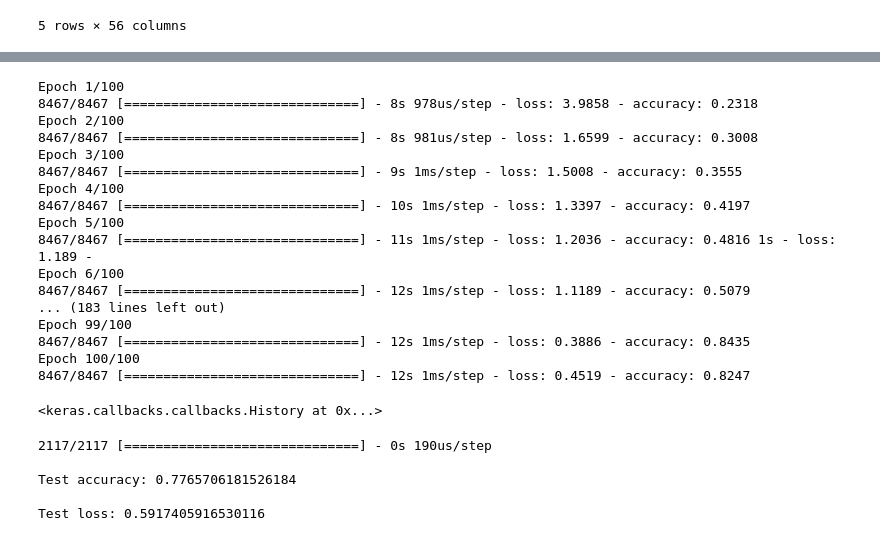
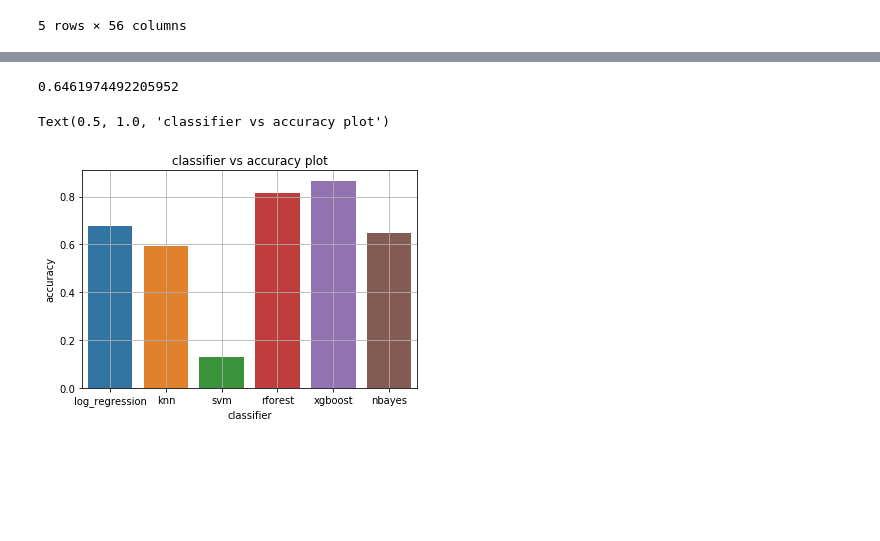
Before and after one commit to dskaustubh/Forest-Cover-Classifier, a Jupyter notebook: forest_cover_classifier.ipynb, the cells around one changed output, grey strips where cells are left out. Cells and saved outputs as stored; diff of their text form; code cells hidden in the pictures; blank space fills up the shorter version.

```diff
--- a/forest_cover_classifier.ipynb
+++ b/forest_cover_classifier.ipynb
@@ -72,2 +226,21 @@ X_train, X_test, y_train, y_test = train_test_split(X, y,test_size=0.2, random_s
+# %%
+nb=GaussianNB()
+nb.fit(X_train,y_train)
+pred=nb.predict(X_test)
+clf_accuracy.append(accuracy_score(y_test,pred))
+print(accuracy_score(y_test,pred))
+# %% [output]
+0.6461974492205952
+# %%
+classifier_list=['log_regression','knn','svm','rforest','xgboost','nbayes']
+# %%
+sns.barplot(x=classifier_list,y=clf_accuracy)
+plt.grid()
+plt.ylabel('accuracy')
+plt.xlabel('classifier')
+plt.title('classifier vs accuracy plot')
+# %% [output]
+Text(0.5, 1.0, 'classifier vs accuracy plot')
+[figure, added]
 # %%
 model = keras.Sequential([
@@ -85,34 +258,3 @@ keras.layers.Dense(8, activation="softmax")
 ])
 # %%
 model.compile(optimizer="adam", loss="sparse_categorical_crossentropy", metrics=["accuracy"])
-
-model.fit(X_train,y_train, epochs=100)
-# %% [output]
-Epoch 1/100
-8467/8467 [==============================] - 8s 978us/step - loss: 3.9858 - accuracy: 0.2318
-Epoch 2/100
-8467/8467 [==============================] - 8s 981us/step - loss: 1.6599 - accuracy: 0.3008
-Epoch 3/100
-8467/8467 [==============================] - 9s 1ms/step - loss: 1.5008 - accuracy: 0.3555
-Epoch 4/100
-8467/8467 [==============================] - 10s 1ms/step - loss: 1.3397 - accuracy: 0.4197
-Epoch 5/100
-8467/8467 [==============================] - 11s 1ms/step - loss: 1.2036 - accuracy: 0.4816 1s - loss: 1.189 -
-Epoch 6/100
-8467/8467 [==============================] - 12s 1ms/step - loss: 1.1189 - accuracy: 0.5079
-... (183 lines left out)
-Epoch 99/100
-8467/8467 [==============================] - 12s 1ms/step - loss: 0.3886 - accuracy: 0.8435
-Epoch 100/100
-8467/8467 [==============================] - 12s 1ms/step - loss: 0.4519 - accuracy: 0.8247
-<keras.callbacks.callbacks.History at 0x...>
-# %%
-test_loss, test_acc = model.evaluate(X_test, y_test)
-print('\nTest accuracy:', test_acc)
-print('\nTest loss:', test_loss)
-# %% [output]
-2117/2117 [==============================] - 0s 190us/step
-
-Test accuracy: 0.7765706181526184
-
-Test loss: 0.5917405916530116
```
Also changed, not shown: parts of 25 cells of this notebook.
